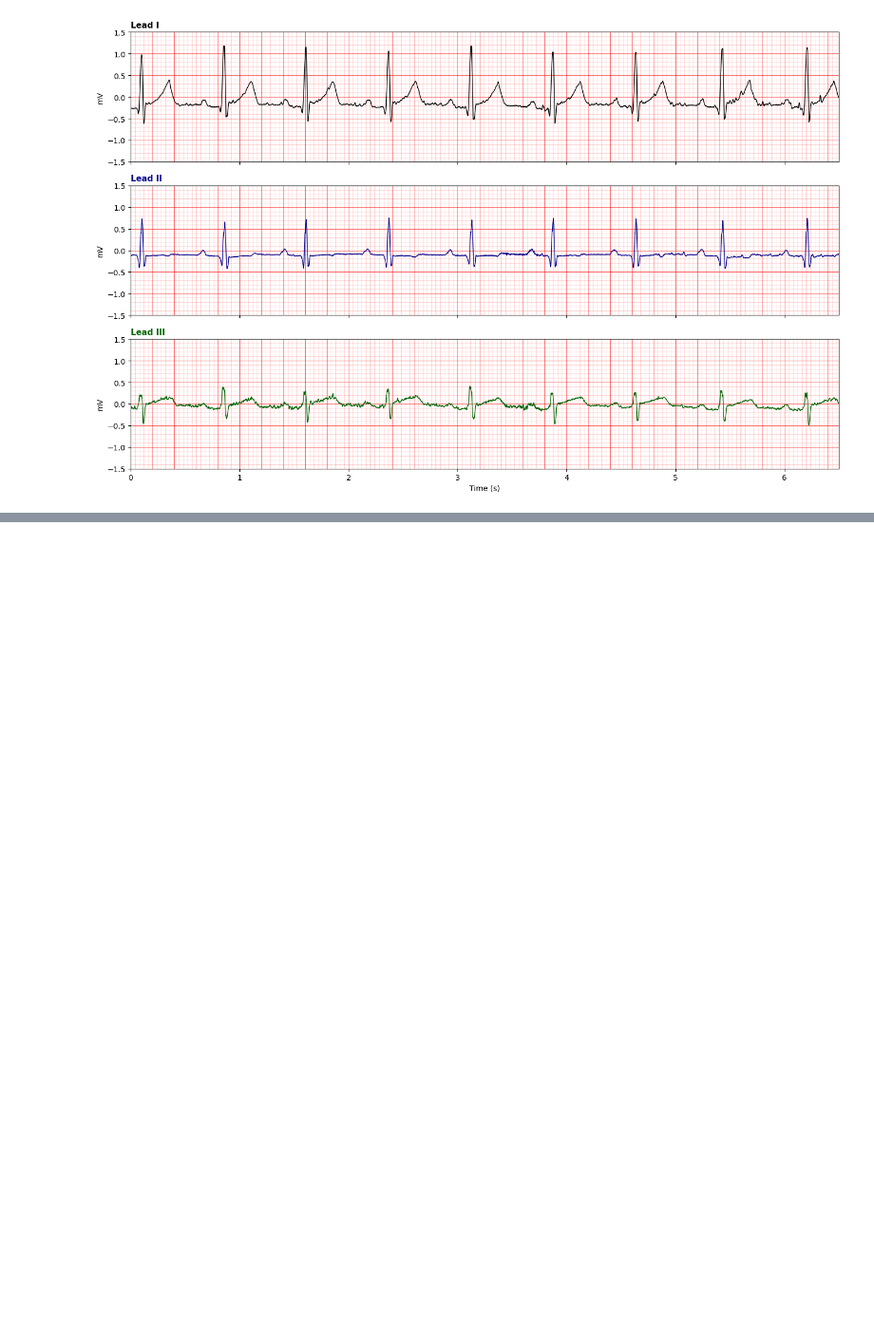
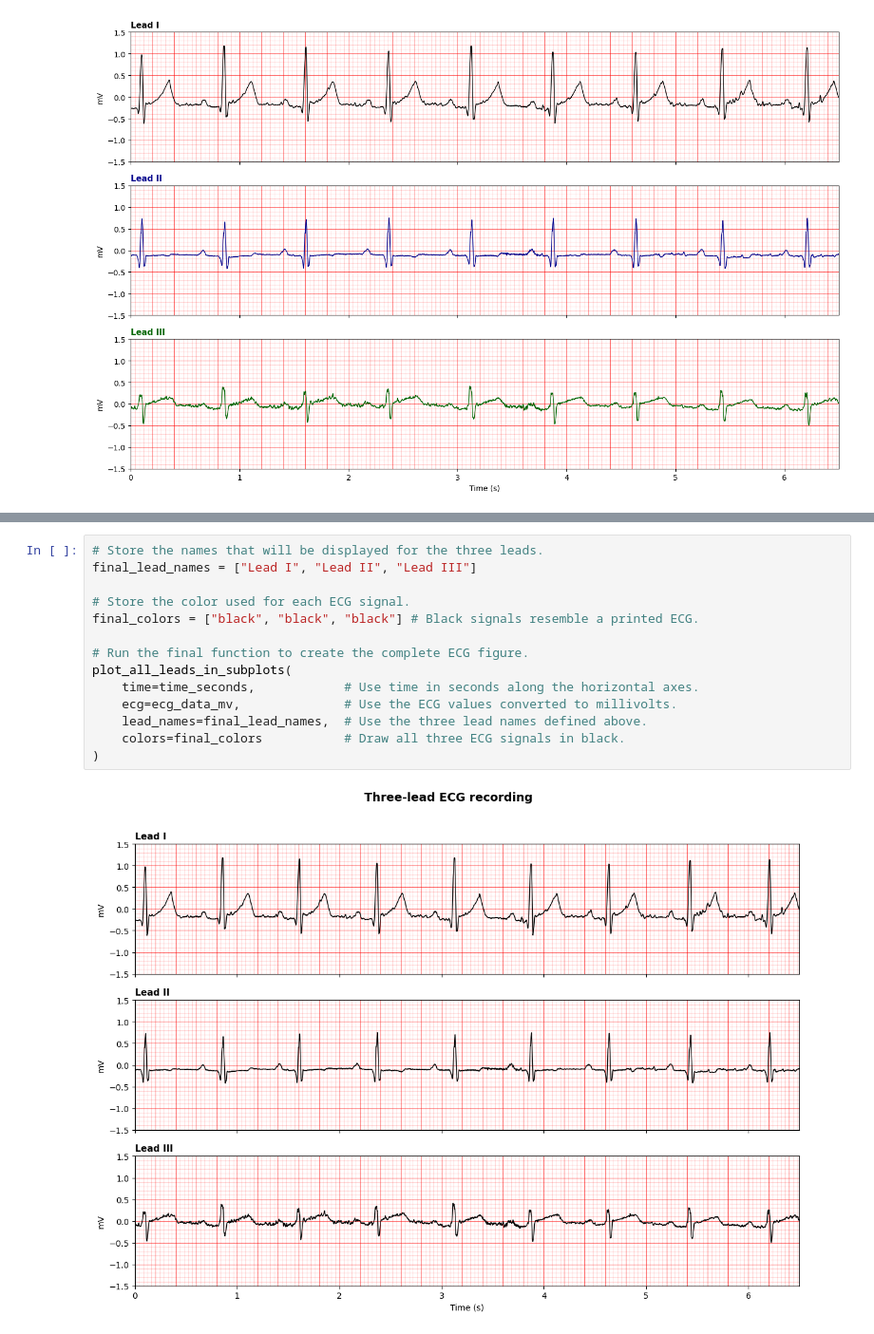
Before and after one commit to jenniferhoumard/Series01-python, a Jupyter notebook: Series01-python.ipynb, the cells around one changed output, grey strips where cells are left out. Shown at 95% size. Cells and saved outputs as stored; diff of their text form; blank space fills up the shorter version.

```diff
--- a/Series01-python.ipynb
+++ b/Series01-python.ipynb
@@ -683,0 +732,16 @@ plt.show()
+# %%
+# Store the names that will be displayed for the three leads.
+final_lead_names = ["Lead I", "Lead II", "Lead III"]
+
+# Store the color used for each ECG signal.
+final_colors = ["black", "black", "black"] # Black signals resemble a printed ECG.
+
+# Run the final function to create the complete ECG figure.
+plot_all_leads_in_subplots(
+    time=time_seconds,            # Use time in seconds along the horizontal axes.
+    ecg=ecg_data_mv,              # Use the ECG values converted to millivolts.
+    lead_names=final_lead_names,  # Use the three lead names defined above.
+    colors=final_colors           # Draw all three ECG signals in black.
+)
+# %% [output]
+[figure, added]
```
Also changed, not shown: parts of 1 cell of this notebook.
